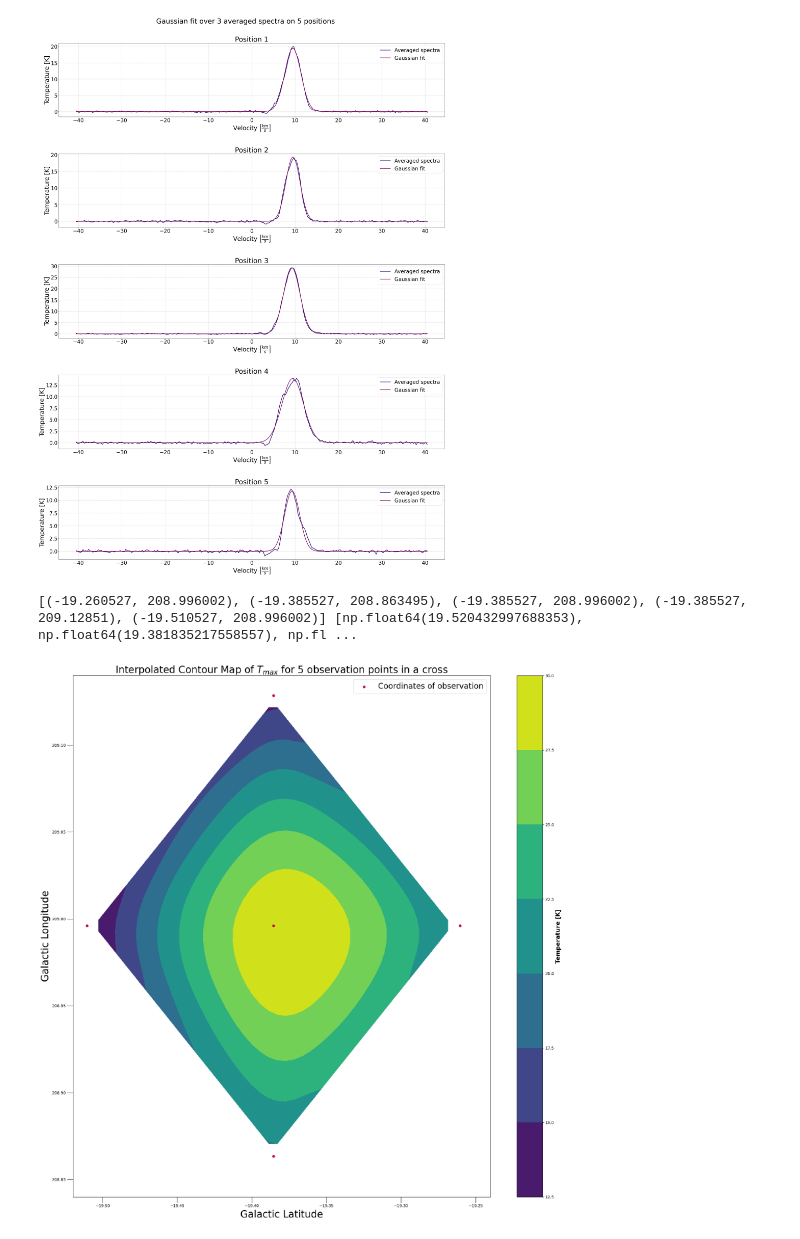
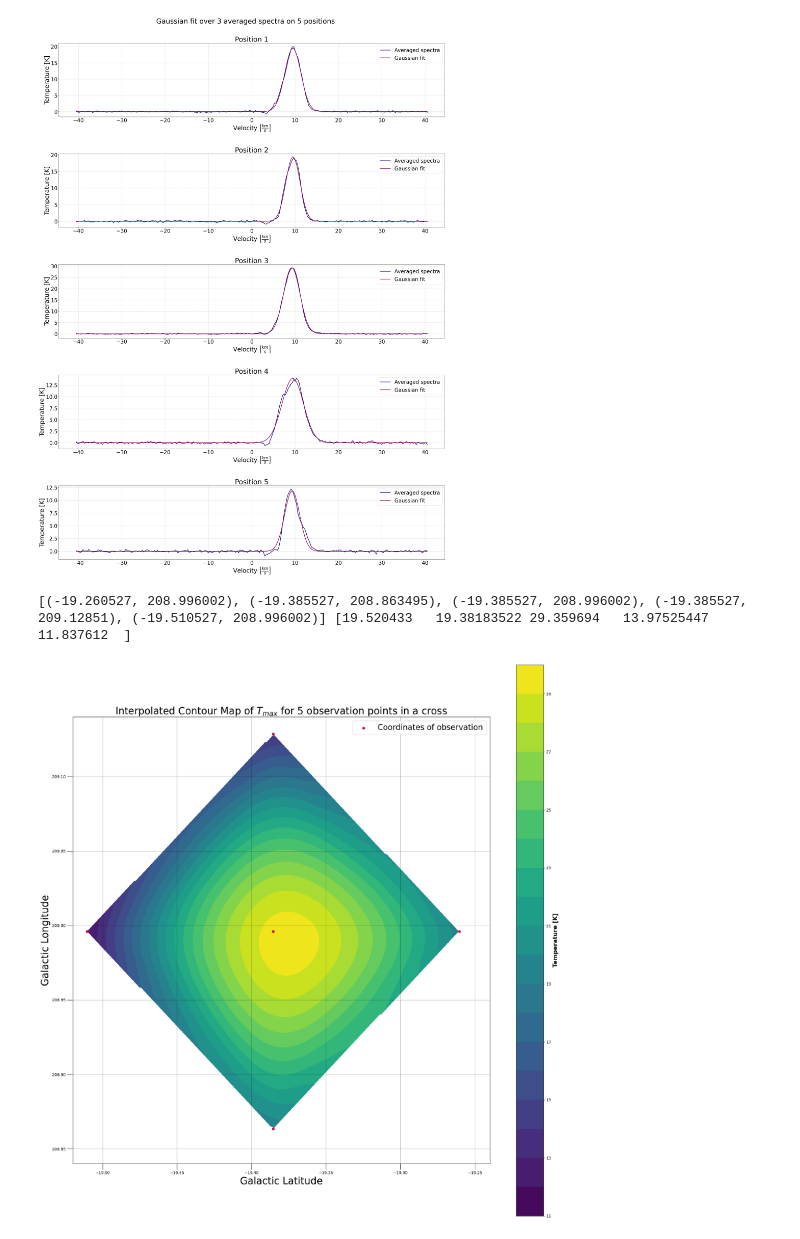
Before and after one commit to CrushinAngel/Astronomia_Experimental, a Jupyter notebook: Informe_1/Fits_Observations.ipynb, the cells around one changed output. Saved outputs shown, nothing was run; the diff lists cells and outputs as text; code cells hidden in the pictures.

Commit message:
contour for Tmax and Tint with more levels, check layout of plot

```diff
--- a/Informe_1/Fits_Observations.ipynb
+++ b/Informe_1/Fits_Observations.ipynb
@@ -233,30 +233,32 @@ plt.show()
 # %%
 points = [(spectra_xy[i][0], spectra_xy[i][1]) for i in range(len(posiciones))]
 print(points,
       T_max)
 
 points = np.array(points)
 
 T_max = np.array(T_max)
 
-gridx, gridy = np.mgrid[-19.52:-19.24:50j, 208.84:209.14:50j]
+gridx, gridy = np.mgrid[-19.52:-19.24:300j, 208.84:209.14:300j]
 
 gridz = griddata(points, T_max, (gridx, gridy), method = 'cubic')
 
 plt.figure(figsize = (20, 20), layout = 'tight')
-plt.contourf(gridx, gridy, gridz, cmap = "viridis")
+plt.contourf(gridx, gridy, gridz, levels = 20, cmap = "viridis")
 cb = plt.colorbar()
 cb.set_label(label='Temperature [K]', weight='bold', size = 15)
 plt.scatter(points[:, 0], points[:, 1], color = '#c90e50', label = 'Coordinates of observation', zorder = 5)
 plt.title('Interpolated Contour Map of $T_{max}$ for 5 observation points in a cross', fontsize = 25)
 plt.xlabel('Galactic Latitude', fontsize = 25)
 plt.ylabel('Galactic Longitude', fontsize = 25)
 plt.tick_params(size = 15)
+plt.gca().set_aspect('equal', adjustable = 'box')
+plt.grid(True, linestyle = '-', alpha = 0.3, color = 'k')
 plt.legend(fontsize = 20)
 plt.show()
 # %% [output]
-[(-19.260527, 208.996002), (-19.385527, 208.863495), (-19.385527, 208.996002), (-19.385527, 209.12851), (-19.510527, 208.996002)] [np.float64(19.520432997688353), np.float64(19.381835217558557), np.fl ...
+[(-19.260527, 208.996002), (-19.385527, 208.863495), (-19.385527, 208.996002), (-19.385527, 209.12851), (-19.510527, 208.996002)] [19.520433   19.38183522 29.359694   13.97525447 11.837612  ]
-[figure, old version]
+[figure, new version]
 # %%
 T_int = []
 for i in range(len(means_v_pos)):
```
Also changed, not shown: parts of 1 cell of this notebook.
